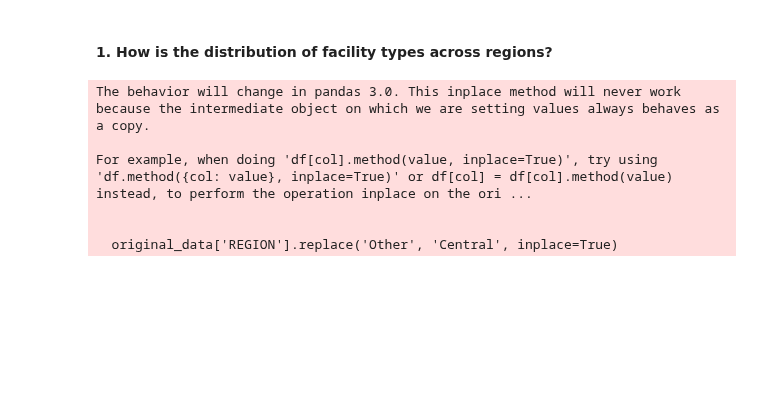
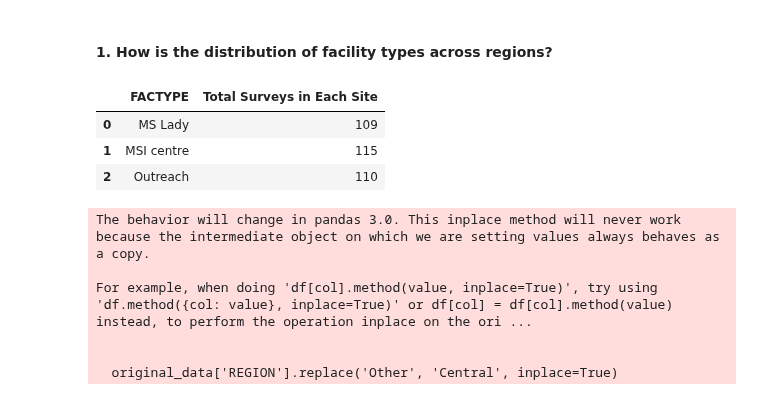
Before and after one commit to Mirwais-Farahi/MSIHealthServiceAnalytics, a Jupyter notebook: notebooks/03_Descriptive_Analysis.ipynb, the cells around one changed output. Cells and saved outputs as stored; diff of their text form; code cells hidden in the pictures; blank space fills up the shorter version.

```diff
--- a/notebooks/03_Descriptive_Analysis.ipynb
+++ b/notebooks/03_Descriptive_Analysis.ipynb
@@ -93,6 +93,14 @@ Data Collection End Date: 26-Dec-24
 2. What is the most common location type for different facility types?
 # %% [markdown]
 #### 1. How is the distribution of facility types across regions?
+# %%
+# Distribution of surveys accorss each site
+original_data.groupby('FACTYPE').size().reset_index(name="Total Surveys in Each Site")
+# %% [output]
+|  | FACTYPE | Total Surveys in Each Site |
+| 0 | MS Lady | 109 |
+| 1 | MSI centre | 115 |
+| 2 | Outreach | 110 |
 # %%
 # How is the distribution of facility types across regions?
 original_data['REGION'].replace('Other', 'Central', inplace=True)
```
